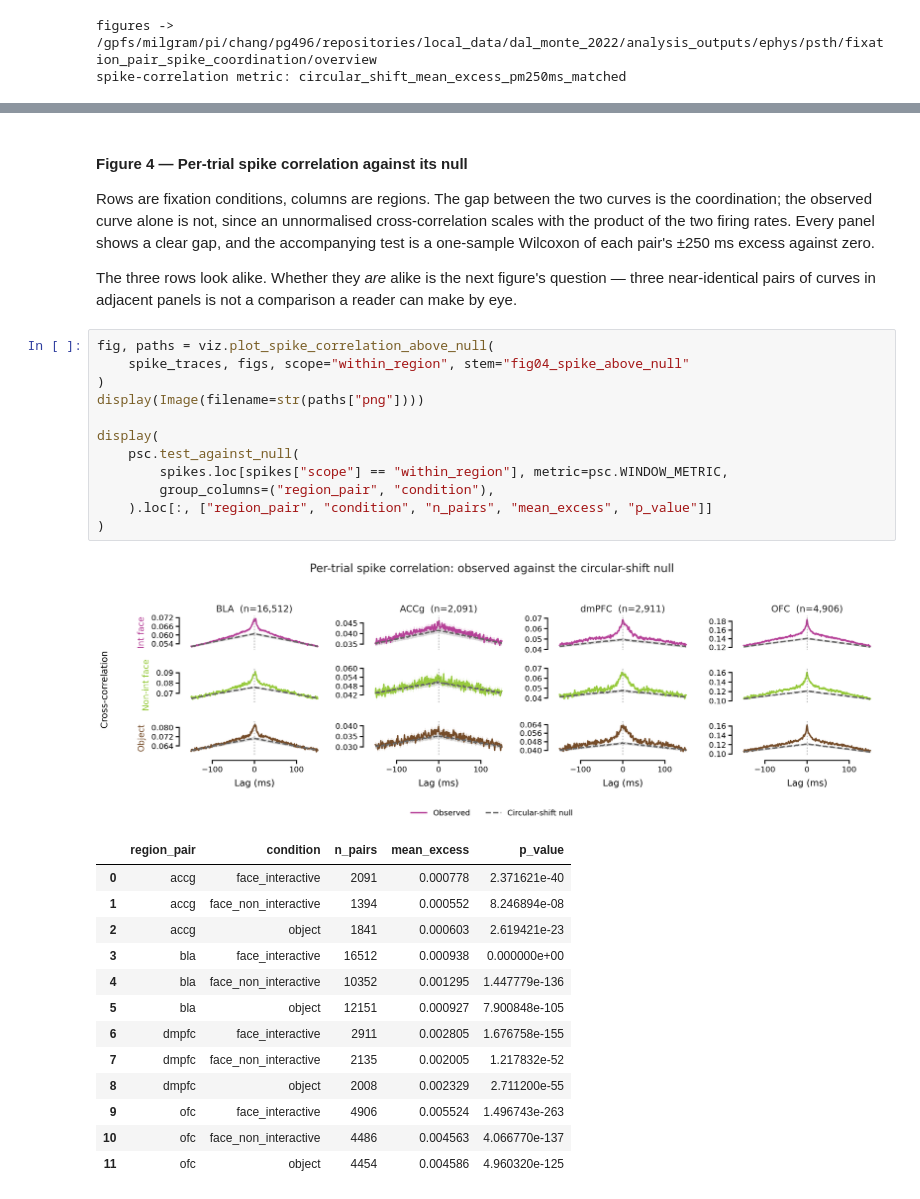
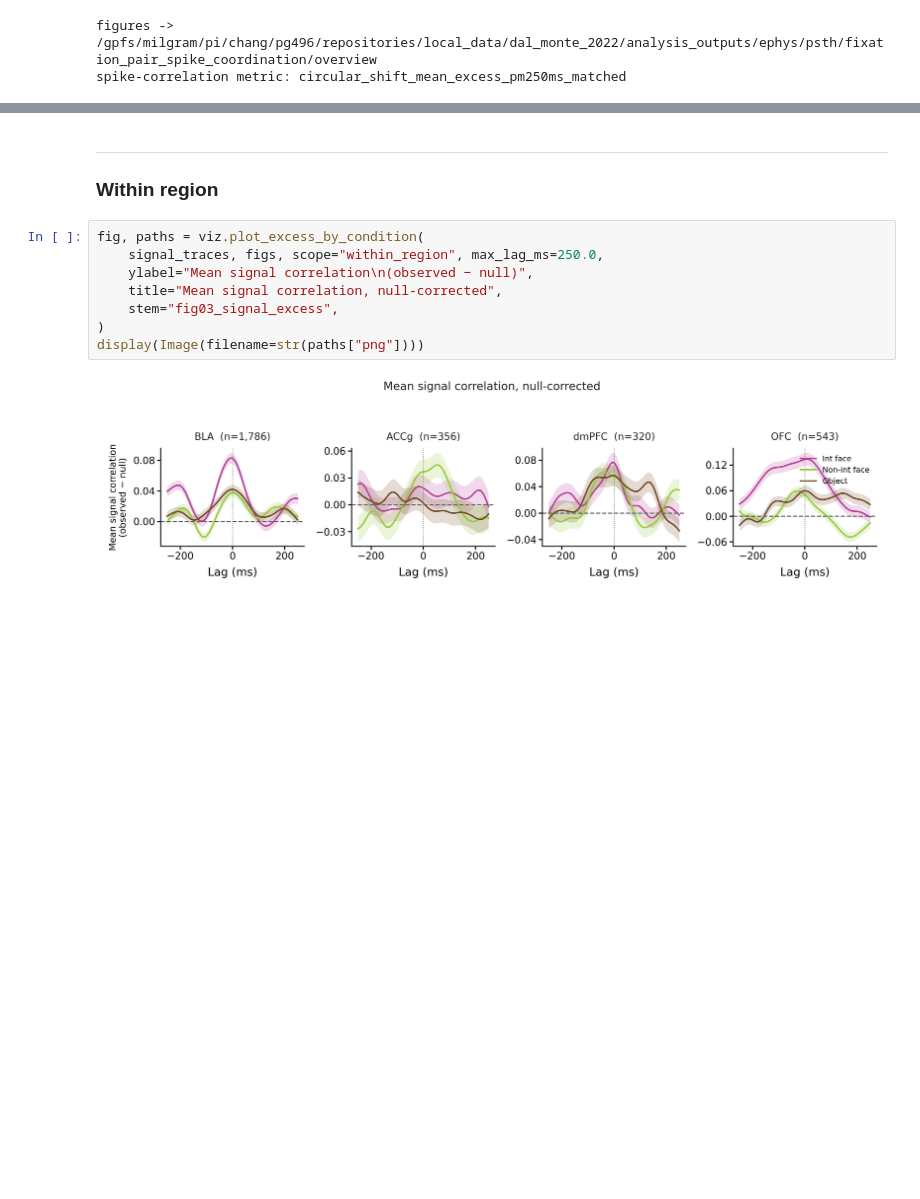
Before and after one commit to gprabaha/dal_monte_2022_analysis, a Jupyter notebook: notebooks/pair_correlation_overview/pair_correlation_overview.ipynb, the cells around one changed output, grey strips where cells are left out. Saved outputs shown, nothing was run; the diff lists cells and outputs as text; blank space fills up the shorter version.

```diff
--- a/notebooks/pair_correlation_overview/pair_correlation_overview.ipynb
+++ b/notebooks/pair_correlation_overview/pair_correlation_overview.ipynb
@@ -510,40 +517,15 @@ display(Image(filename=str(paths["png"])))
 # %% [markdown]
-#### Figure 4 — Per-trial spike correlation against its null
+---
 
-Rows are fixation conditions, columns are regions. The gap between the two
-curves is the coordination; the observed curve alone is not, since an
-unnormalised cross-correlation scales with the product of the two firing rates.
-Every panel shows a clear gap, and the accompanying test is a one-sample
-Wilcoxon of each pair's ±250 ms excess against zero.
-
-The three rows look alike. Whether they *are* alike is the next figure's
-question — three near-identical pairs of curves in adjacent panels is not a
-comparison a reader can make by eye.
+### Within region
 # %%
-fig, paths = viz.plot_spike_correlation_above_null(
-    spike_traces, figs, scope="within_region", stem="fig04_spike_above_null"
+fig, paths = viz.plot_excess_by_condition(
+    signal_traces, figs, scope="within_region", max_lag_ms=250.0,
+    ylabel="Mean signal correlation\n(observed − null)",
+    title="Mean signal correlation, null-corrected",
+    stem="fig03_signal_excess",
 )
 display(Image(filename=str(paths["png"])))
-
-display(
-    psc.test_against_null(
-        spikes.loc[spikes["scope"] == "within_region"], metric=psc.WINDOW_METRIC,
-        group_columns=("region_pair", "condition"),
-    ).loc[:, ["region_pair", "condition", "n_pairs", "mean_excess", "p_value"]]
-)
 # %% [output]
-[figure, old version]
+[figure, new version]
-|  | region_pair | condition | n_pairs | mean_excess | p_value |
-| 0 | accg | face_interactive | 2091 | 0.000778 | 2.371621e-40 |
-| 1 | accg | face_non_interactive | 1394 | 0.000552 | 8.246894e-08 |
-| 2 | accg | object | 1841 | 0.000603 | 2.619421e-23 |
-| 3 | bla | face_interactive | 16512 | 0.000938 | 0.000000e+00 |
-| 4 | bla | face_non_interactive | 10352 | 0.001295 | 1.447779e-136 |
-| 5 | bla | object | 12151 | 0.000927 | 7.900848e-105 |
-| 6 | dmpfc | face_interactive | 2911 | 0.002805 | 1.676758e-155 |
-| 7 | dmpfc | face_non_interactive | 2135 | 0.002005 | 1.217832e-52 |
-| 8 | dmpfc | object | 2008 | 0.002329 | 2.711200e-55 |
-| 9 | ofc | face_interactive | 4906 | 0.005524 | 1.496743e-263 |
-| 10 | ofc | face_non_interactive | 4486 | 0.004563 | 4.066770e-137 |
-| 11 | ofc | object | 4454 | 0.004586 | 4.960320e-125 |
 # %% [markdown]
```
Also changed, not shown: parts of 40 cells of this notebook, 7 other files.
